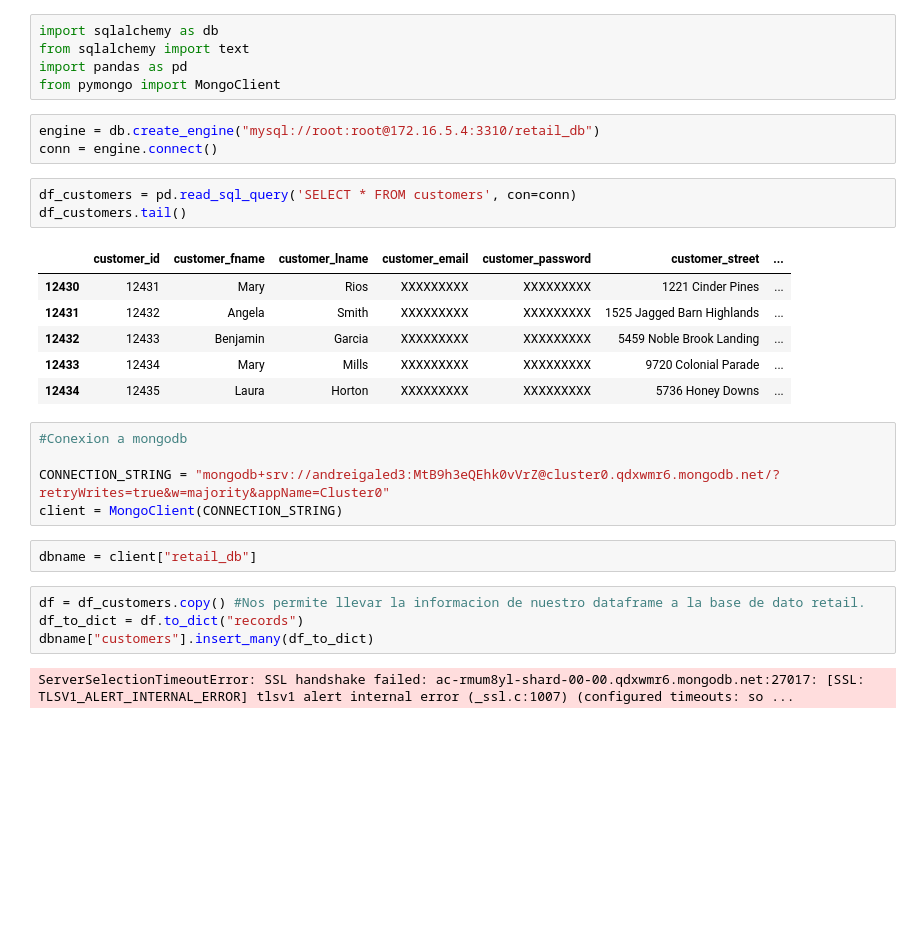
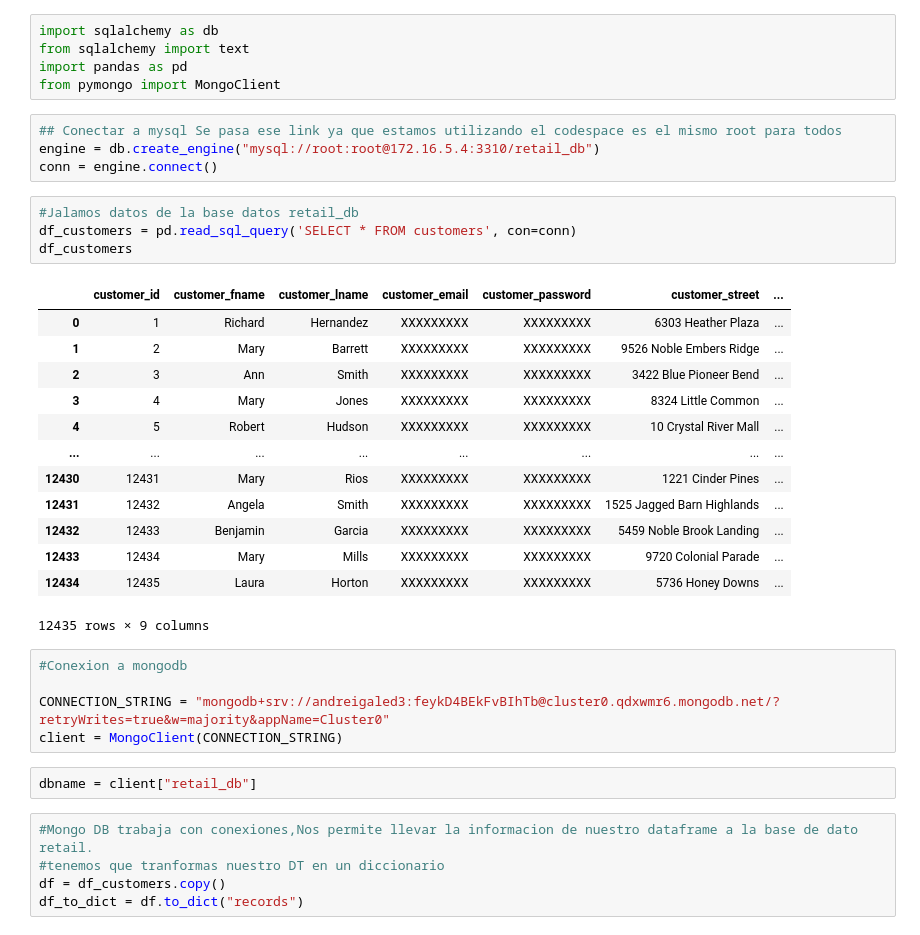
Before and after one commit to andrei-galed/Datapath-Python, a Jupyter notebook: Sesion2/data/2.Lectura_datos.ipynb, the cells around one changed output. Drawn from its saved outputs; the diff is of its cells as text; blank space fills up the shorter version.

Commit message:
conexion a mongo

```diff
--- a/Sesion2/data/2.Lectura_datos.ipynb
+++ b/Sesion2/data/2.Lectura_datos.ipynb
@@ -51,28 +23,36 @@ from sqlalchemy import text
 import pandas as pd
 from pymongo import MongoClient
 # %%
+## Conectar a mysql Se pasa ese link ya que estamos utilizando el codespace es el mismo root para todos
 engine = db.create_engine("mysql://root:root@172.16.5.4:3310/retail_db")
 conn = engine.connect()
 # %%
+#Jalamos datos de la base datos retail_db
 df_customers = pd.read_sql_query('SELECT * FROM customers', con=conn)
-df_customers.tail()
+df_customers
 # %% [output]
 |  | customer_id | customer_fname | customer_lname | customer_email | customer_password | customer_street | ... |
+| 0 | 1 | Richard | Hernandez | XXXXXXXXX | XXXXXXXXX | 6303 Heather Plaza | ... |
+| 1 | 2 | Mary | Barrett | XXXXXXXXX | XXXXXXXXX | 9526 Noble Embers Ridge | ... |
+| 2 | 3 | Ann | Smith | XXXXXXXXX | XXXXXXXXX | 3422 Blue Pioneer Bend | ... |
+| 3 | 4 | Mary | Jones | XXXXXXXXX | XXXXXXXXX | 8324 Little Common | ... |
+| 4 | 5 | Robert | Hudson | XXXXXXXXX | XXXXXXXXX | 10 Crystal River Mall | ... |
+| ... | ... | ... | ... | ... | ... | ... | ... |
 | 12430 | 12431 | Mary | Rios | XXXXXXXXX | XXXXXXXXX | 1221 Cinder Pines | ... |
 | 12431 | 12432 | Angela | Smith | XXXXXXXXX | XXXXXXXXX | 1525 Jagged Barn Highlands | ... |
 | 12432 | 12433 | Benjamin | Garcia | XXXXXXXXX | XXXXXXXXX | 5459 Noble Brook Landing | ... |
 | 12433 | 12434 | Mary | Mills | XXXXXXXXX | XXXXXXXXX | 9720 Colonial Parade | ... |
 | 12434 | 12435 | Laura | Horton | XXXXXXXXX | XXXXXXXXX | 5736 Honey Downs | ... |
+12435 rows × 9 columns
 # %%
 #Conexion a mongodb
 
-CONNECTION_STRING = "mongodb+srv://andreigaled3:MtB9h3eQEhk0vVrZ@cluster0.qdxwmr6.mongodb.net/?retryWrites=true&w=majority&appName=Cluster0"
+CONNECTION_STRING = "mongodb+srv://andreigaled3:feykD4BEkFvBIhTb@cluster0.qdxwmr6.mongodb.net/?retryWrites=true&w=majority&appName=Cluster0"
 client = MongoClient(CONNECTION_STRING)
 # %%
 dbname = client["retail_db"]
 # %%
-df = df_customers.copy() #Nos permite llevar la informacion de nuestro dataframe a la base de dato retail.
+#Mongo DB trabaja con conexiones,Nos permite llevar la informacion de nuestro dataframe a la base de dato retail.
+#tenemos que tranformas nuestro DT en un diccionario
+df = df_customers.copy()
 df_to_dict = df.to_dict("records")
-dbname["customers"].insert_many(df_to_dict)
-# %% [output]
-ServerSelectionTimeoutError: SSL handshake failed: ac-rmum8yl-shard-00-00.qdxwmr6.mongodb.net:27017: [SSL: TLSV1_ALERT_INTERNAL_ERROR] tlsv1 alert internal error (_ssl.c:1007) (configured timeouts: so ...
```
Also changed, not shown: parts of 7 cells of this notebook.
